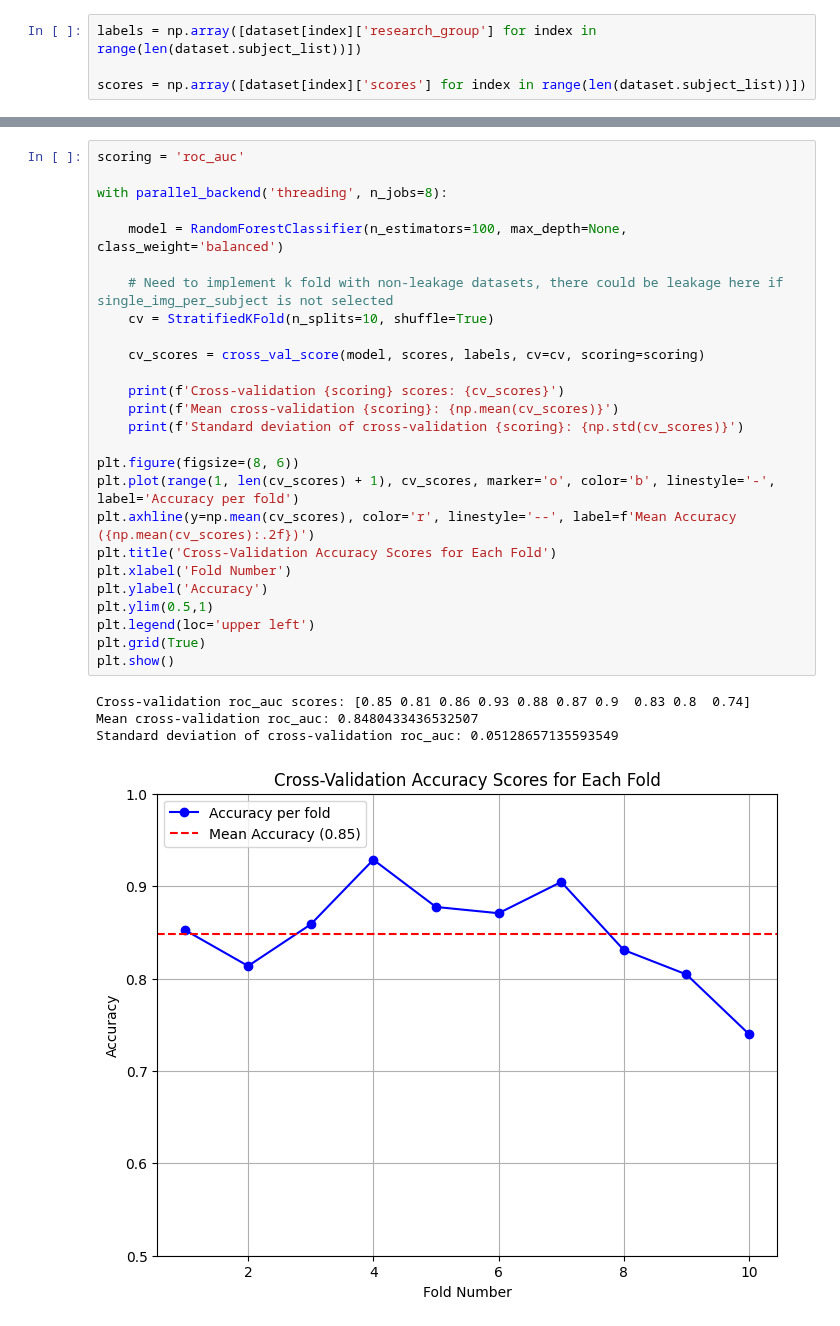
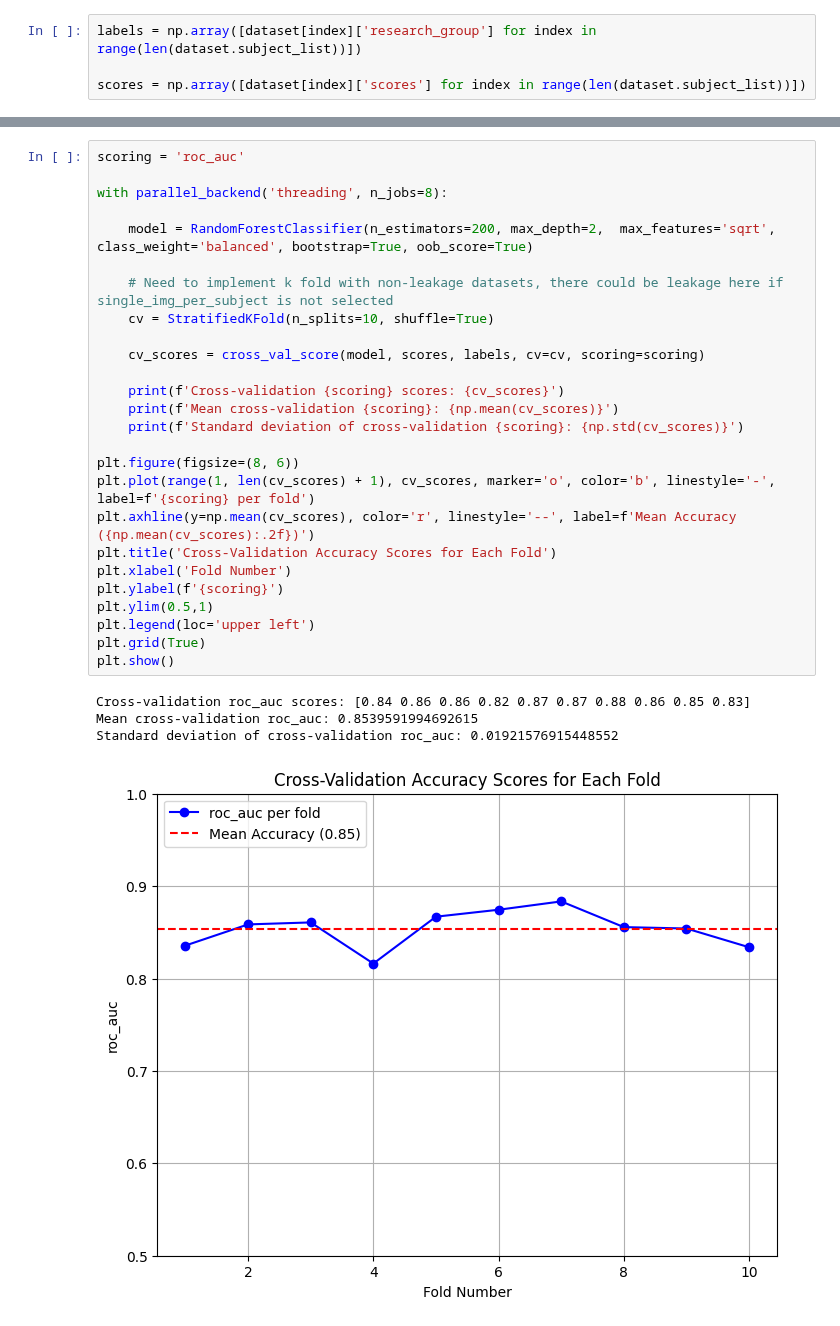
Before and after one commit to oscarlloydjohn/lloyd-john-MIUA-2025, a Jupyter notebook: gbdt-scores_experiments.ipynb, the cells around one changed output, grey strips where cells are left out. Cells and saved outputs as stored; diff of their text form.

Commit message:
Finalised tree models, about to train production model

```diff
--- a/gbdt-scores_experiments.ipynb
+++ b/gbdt-scores_experiments.ipynb
@@ -78,31 +62,31 @@ shap.summary_plot(shap_values, scores, feature_names=dataset[0]['score_names'])
 # %%
 scoring = 'roc_auc'
 
 with parallel_backend('threading', n_jobs=8):
 
-    model = RandomForestClassifier(n_estimators=100, max_depth=None, class_weight='balanced')
+    model = RandomForestClassifier(n_estimators=200, max_depth=2,  max_features='sqrt', class_weight='balanced', bootstrap=True, oob_score=True)
 
     # Need to implement k fold with non-leakage datasets, there could be leakage here if single_img_per_subject is not selected
     cv = StratifiedKFold(n_splits=10, shuffle=True)
 
     cv_scores = cross_val_score(model, scores, labels, cv=cv, scoring=scoring)
 
     print(f'Cross-validation {scoring} scores: {cv_scores}')
     print(f'Mean cross-validation {scoring}: {np.mean(cv_scores)}')
     print(f'Standard deviation of cross-validation {scoring}: {np.std(cv_scores)}')
 
 plt.figure(figsize=(8, 6))
-plt.plot(range(1, len(cv_scores) + 1), cv_scores, marker='o', color='b', linestyle='-', label='Accuracy per fold')
+plt.plot(range(1, len(cv_scores) + 1), cv_scores, marker='o', color='b', linestyle='-', label=f'{scoring} per fold')
 plt.axhline(y=np.mean(cv_scores), color='r', linestyle='--', label=f'Mean Accuracy ({np.mean(cv_scores):.2f})')
 plt.title('Cross-Validation Accuracy Scores for Each Fold')
 plt.xlabel('Fold Number')
-plt.ylabel('Accuracy')
+plt.ylabel(f'{scoring}')
 plt.ylim(0.5,1)
 plt.legend(loc='upper left')
 plt.grid(True)
 plt.show()
 # %% [output]
-Cross-validation roc_auc scores: [0.85 0.81 0.86 0.93 0.88 0.87 0.9  0.83 0.8  0.74]
-Mean cross-validation roc_auc: 0.8480433436532507
-Standard deviation of cross-validation roc_auc: 0.05128657135593549
+Cross-validation roc_auc scores: [0.84 0.86 0.86 0.82 0.87 0.87 0.88 0.86 0.85 0.83]
+Mean cross-validation roc_auc: 0.8539591994692615
+Standard deviation of cross-validation roc_auc: 0.01921576915448552
-[figure, old version]
+[figure, new version]
```
Also changed, not shown: parts of 5 cells of this notebook, 31 other files.
